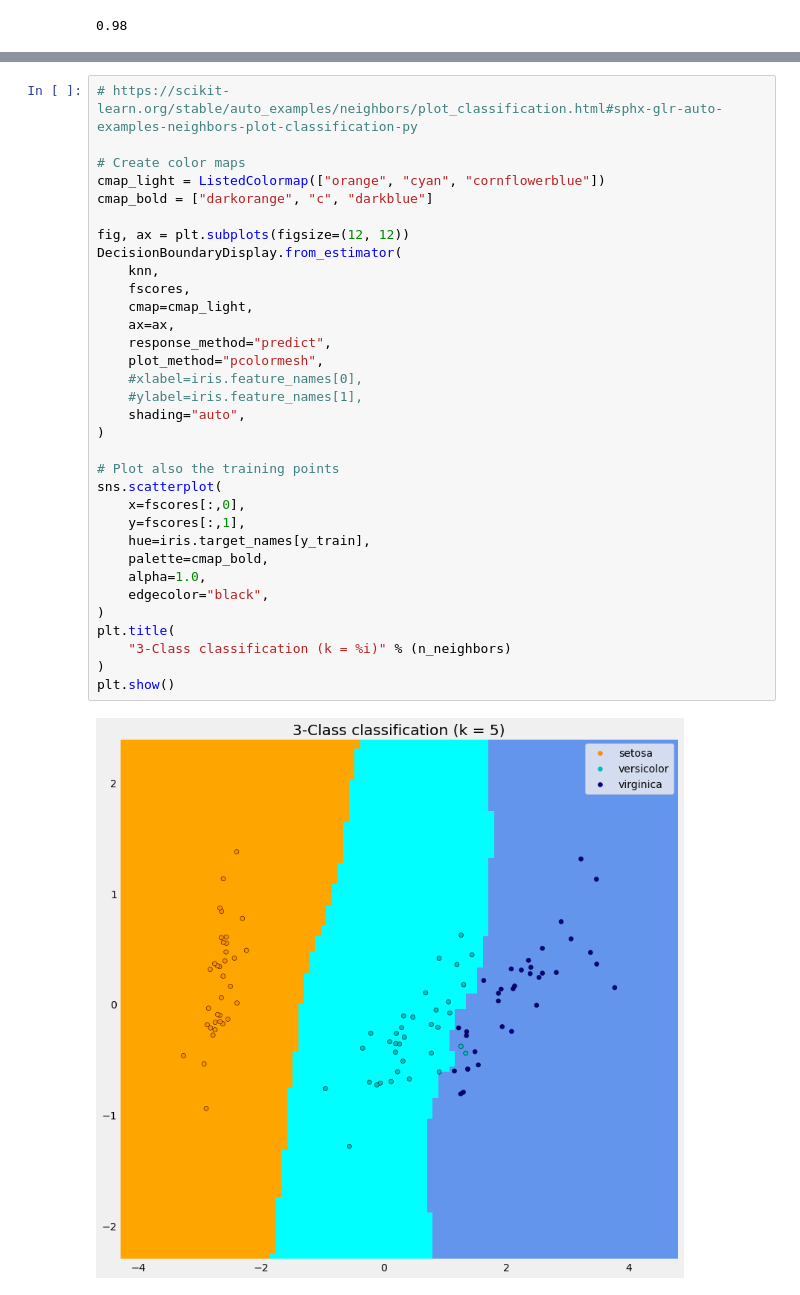
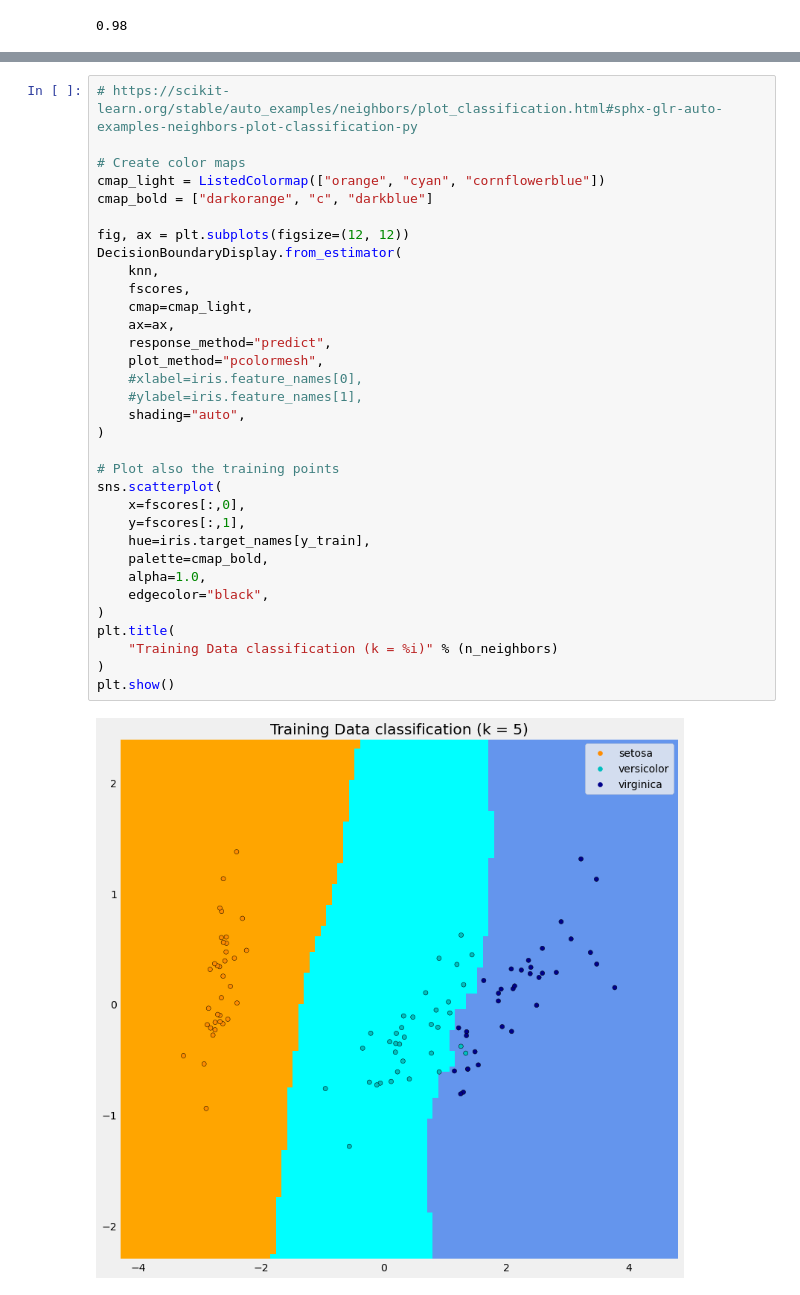
Before and after one commit to LukeMoraglia/ML_algorithms, a Jupyter notebook: KNN.ipynb, the cells around one changed output, grey strips where cells are left out. Saved outputs shown, nothing was run; the diff lists cells and outputs as text.

```diff
--- a/KNN.ipynb
+++ b/KNN.ipynb
@@ -93,32 +133,32 @@ Test score: 0.956
 # Create color maps
 cmap_light = ListedColormap(["orange", "cyan", "cornflowerblue"])
 cmap_bold = ["darkorange", "c", "darkblue"]
 
 fig, ax = plt.subplots(figsize=(12, 12))
 DecisionBoundaryDisplay.from_estimator(
     knn,
     fscores,
     cmap=cmap_light,
     ax=ax,
     response_method="predict",
     plot_method="pcolormesh",
     #xlabel=iris.feature_names[0],
     #ylabel=iris.feature_names[1],
     shading="auto",
 )
 
 # Plot also the training points
 sns.scatterplot(
     x=fscores[:,0],
     y=fscores[:,1],
     hue=iris.target_names[y_train],
     palette=cmap_bold,
     alpha=1.0,
     edgecolor="black",
 )
 plt.title(
-    "3-Class classification (k = %i)" % (n_neighbors)
+    "Training Data classification (k = %i)" % (n_neighbors)
 )
 plt.show()
 # %% [output]
-[figure, old version]
+[figure, new version]
```
Also changed, not shown: parts of 22 cells of this notebook, 1 other file.
